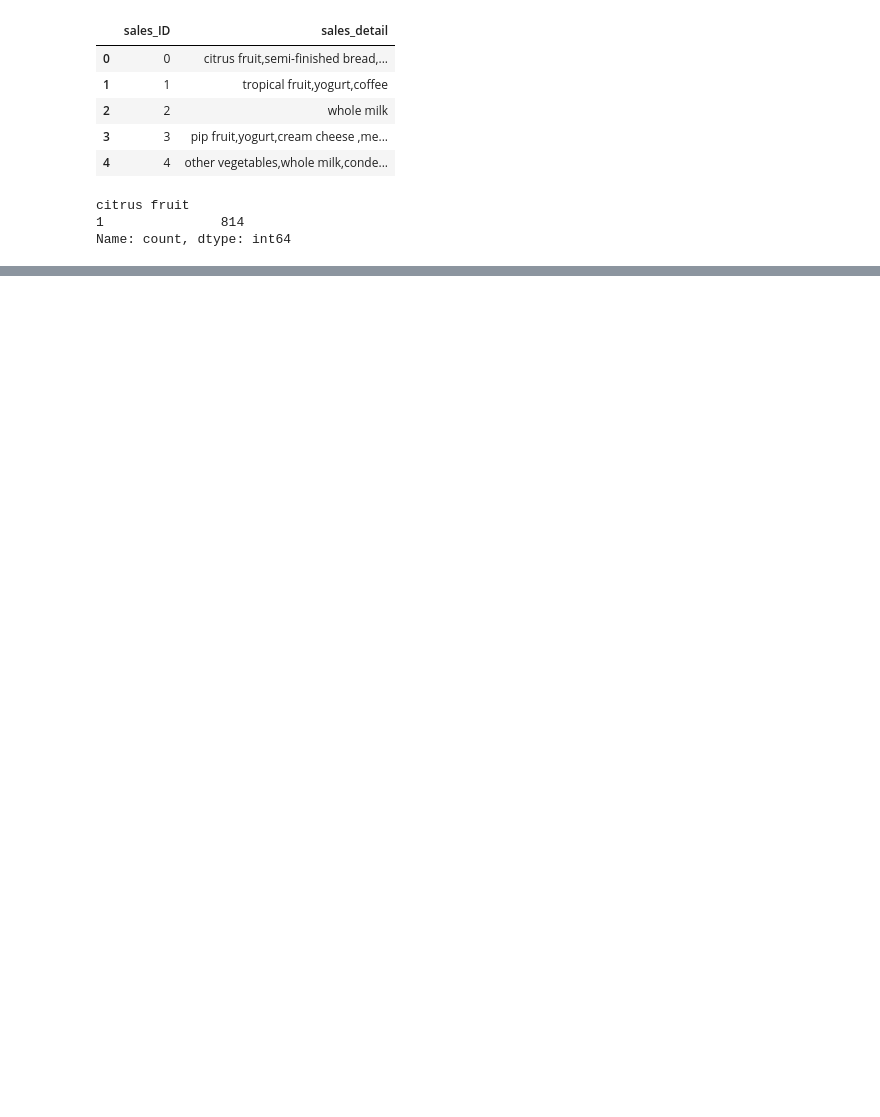
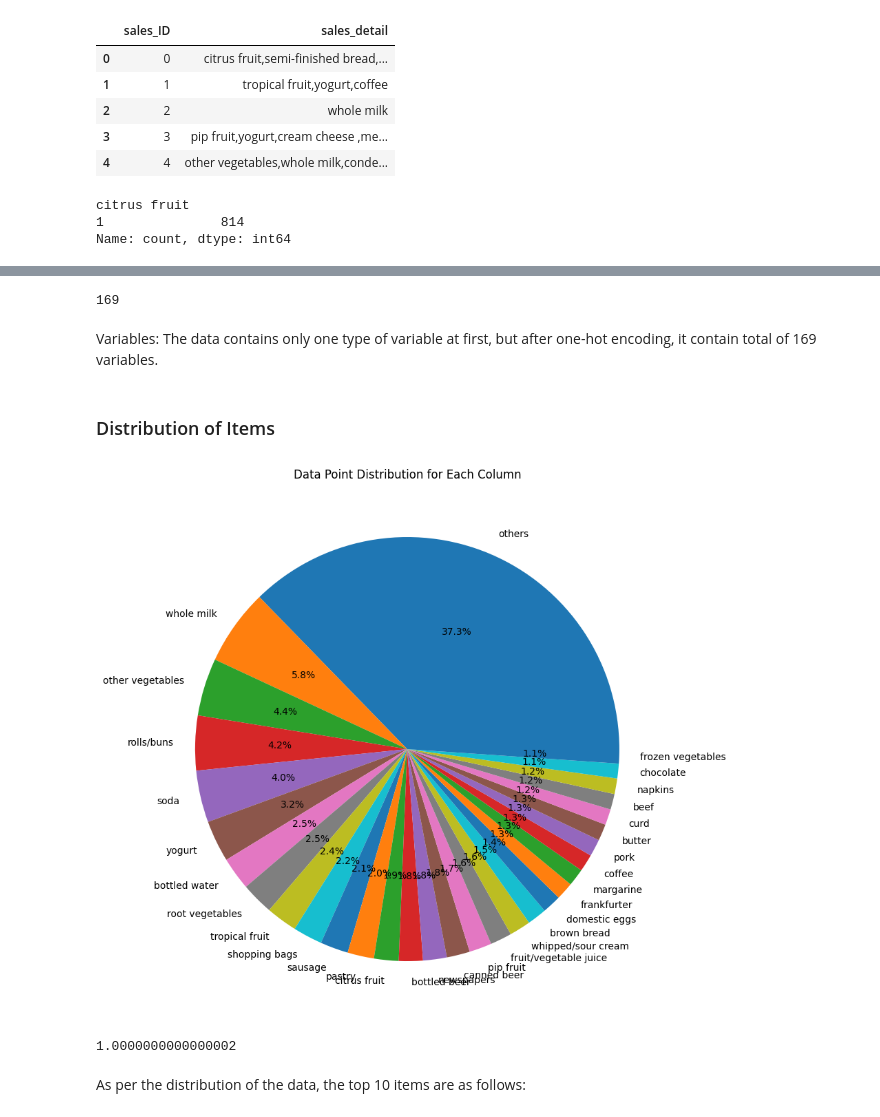
Before and after one commit to bkty1122/bkty1122, a Jupyter notebook: master-school-project/COM6101-Ass-1/Q1_p233340.ipynb, the cells around one changed output, grey strips where cells are left out. Drawn from its saved outputs; the diff is of its cells as text; code cells hidden in the pictures; blank space fills up the shorter version.

```diff
--- a/master-school-project/COM6101-Ass-1/Q1_p233340.ipynb
+++ b/master-school-project/COM6101-Ass-1/Q1_p233340.ipynb
@@ -37,3 +50,7 @@ Q1_df[['citrus fruit']].loc[Q1_df['sales_detail'].str.contains('citrus fruit')].
 citrus fruit
 1               814
 Name: count, dtype: int64
+# %%
+# drop the original 'sales_detail' column
+Q1_df = Q1_df.drop(columns=['sales_detail'])
+Q1_df.head()
@@ -39,0 +65,36 @@ Name: count, dtype: int64
+# %%
+# generate total number of columns except 'sales_ID'
+Q1_df.shape[1] - 1
+# %% [output]
+169
+# %% [markdown]
+Variables: The data contains only one type of variable at first, but after one-hot encoding, it contain total of 169 variables.
+# %% [markdown]
+### Distribution of Items
+# %%
+# data point distribution for each column into a pie chart
+import matplotlib.pyplot as plt
+import seaborn as sns
+
+# calculate the data point distribution for each column
+data_point_distribution = Q1_df.iloc[:, 1:].sum()
+# convert columns into percentage
+data_point_distribution = data_point_distribution / data_point_distribution.sum()
+
+# groupping the data point distribution into 'others' if the percentage is less than 1%, then remove the original columns
+data_point_distribution = data_point_distribution[data_point_distribution >= 0.01]
+data_point_distribution['others'] = 1 - data_point_distribution.sum()
+
+# plot the pie chart into accending order
+data_point_distribution = data_point_distribution.sort_values(ascending=False)
+plt.figure(figsize=(10, 10))
+plt.pie(data_point_distribution, labels=data_point_distribution.index, autopct='%1.1f%%')
+plt.title('Data Point Distribution for Each Column')
+plt.show()
+# sum should be 1
+data_point_distribution.sum()
+# %% [output]
+[figure, added]
+1.0000000000000002
+# %% [markdown]
+As per the distribution of the data, the top 10 items are as follows:
```
Also changed, not shown: parts of 19 cells of this notebook.
